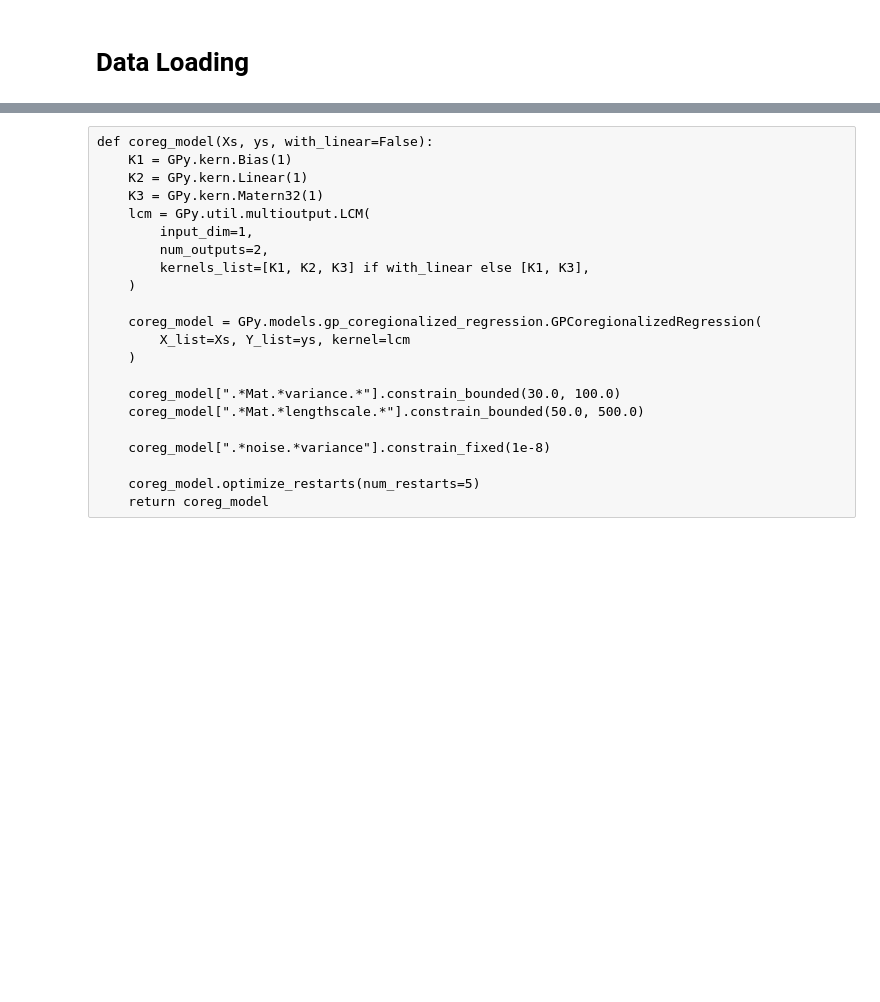
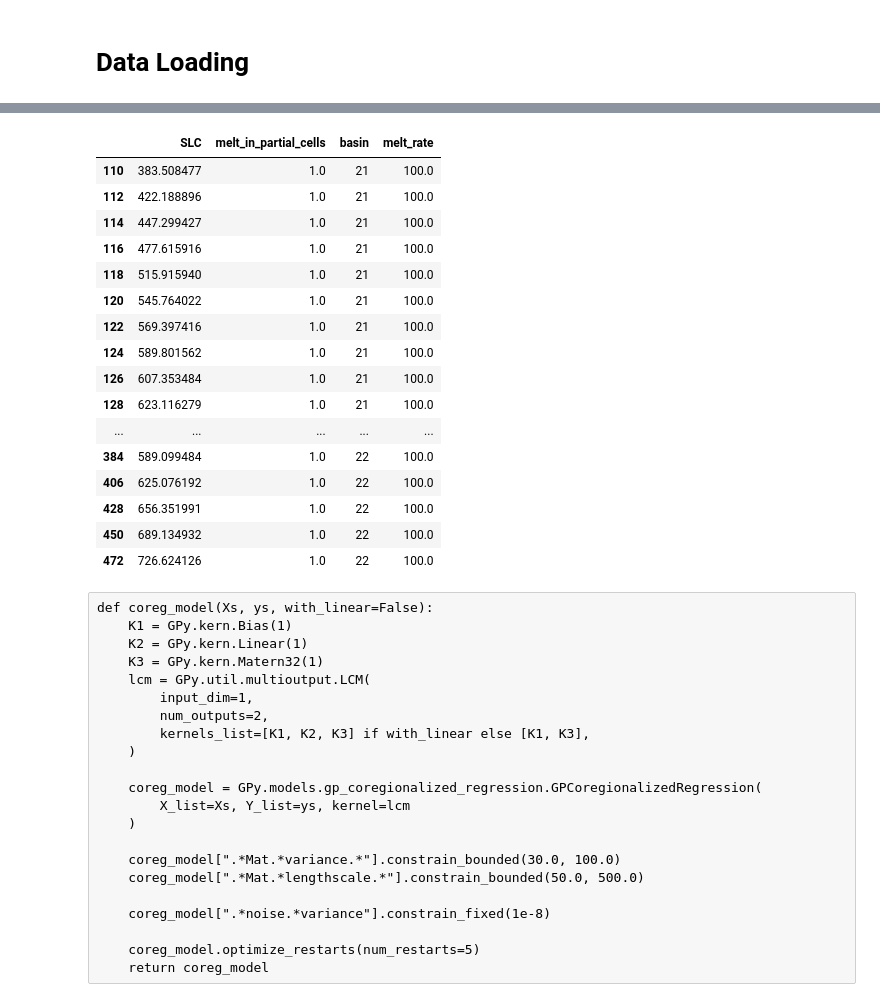
Before and after one commit to mrksr/WAVI-on-ray, a Jupyter notebook: notebooks/basin_specific.ipynb, the cells around one changed output, grey strips where cells are left out. Cells and saved outputs as stored; diff of their text form; code cells hidden in the pictures; blank space fills up the shorter version.

```diff
--- a/notebooks/data_exploration.ipynb
+++ b/notebooks/basin_specific.ipynb
@@ -47,3 +82,23 @@ sns.lineplot(
+# %%
+Xy_basin.query("melt_in_partial_cells == 1").dropna().query("melt_rate == 100")
+# %% [output]
+|  | SLC | melt_in_partial_cells | basin | melt_rate |
+| 110 | 383.508477 | 1.0 | 21 | 100.0 |
+| 112 | 422.188896 | 1.0 | 21 | 100.0 |
+| 114 | 447.299427 | 1.0 | 21 | 100.0 |
+| 116 | 477.615916 | 1.0 | 21 | 100.0 |
+| 118 | 515.915940 | 1.0 | 21 | 100.0 |
+| 120 | 545.764022 | 1.0 | 21 | 100.0 |
+| 122 | 569.397416 | 1.0 | 21 | 100.0 |
+| 124 | 589.801562 | 1.0 | 21 | 100.0 |
+| 126 | 607.353484 | 1.0 | 21 | 100.0 |
+| 128 | 623.116279 | 1.0 | 21 | 100.0 |
+| ... | ... | ... | ... | ... |
+| 384 | 589.099484 | 1.0 | 22 | 100.0 |
+| 406 | 625.076192 | 1.0 | 22 | 100.0 |
+| 428 | 656.351991 | 1.0 | 22 | 100.0 |
+| 450 | 689.134932 | 1.0 | 22 | 100.0 |
+| 472 | 726.624126 | 1.0 | 22 | 100.0 |
 # %%
 import GPy
 # %%
```
Also changed, not shown: parts of 6 cells of this notebook, 1 other file.
